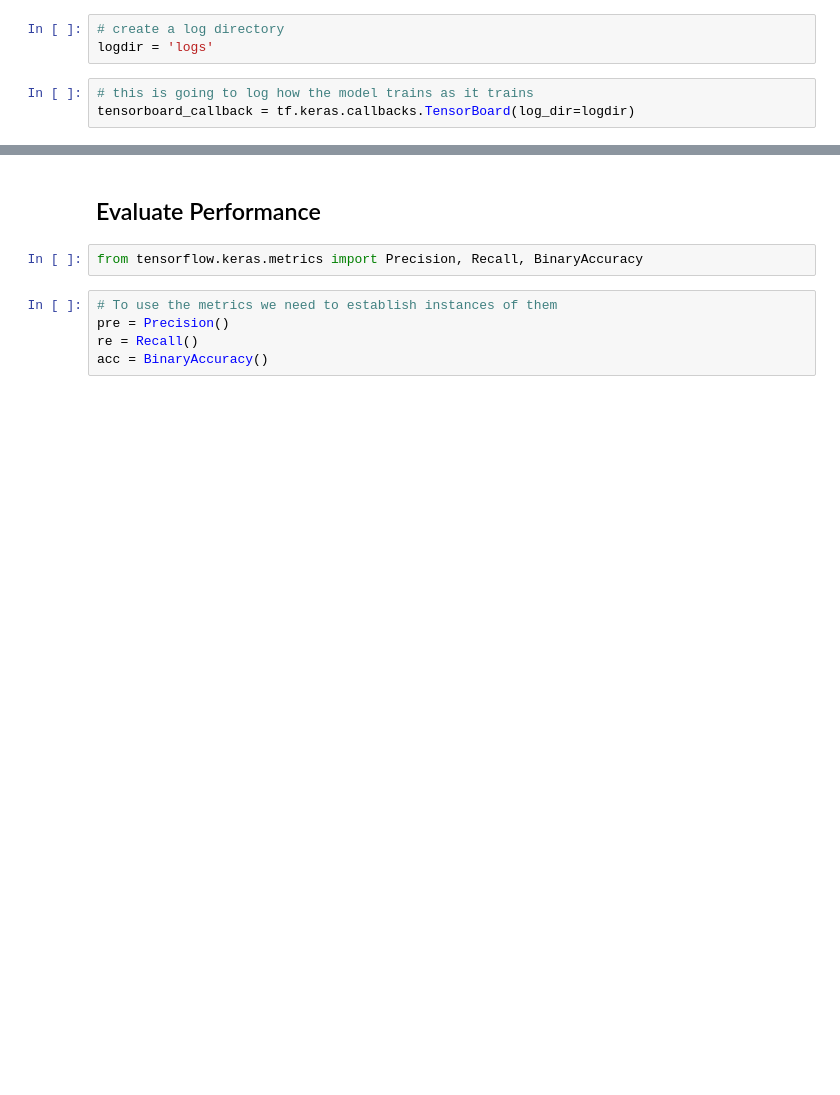
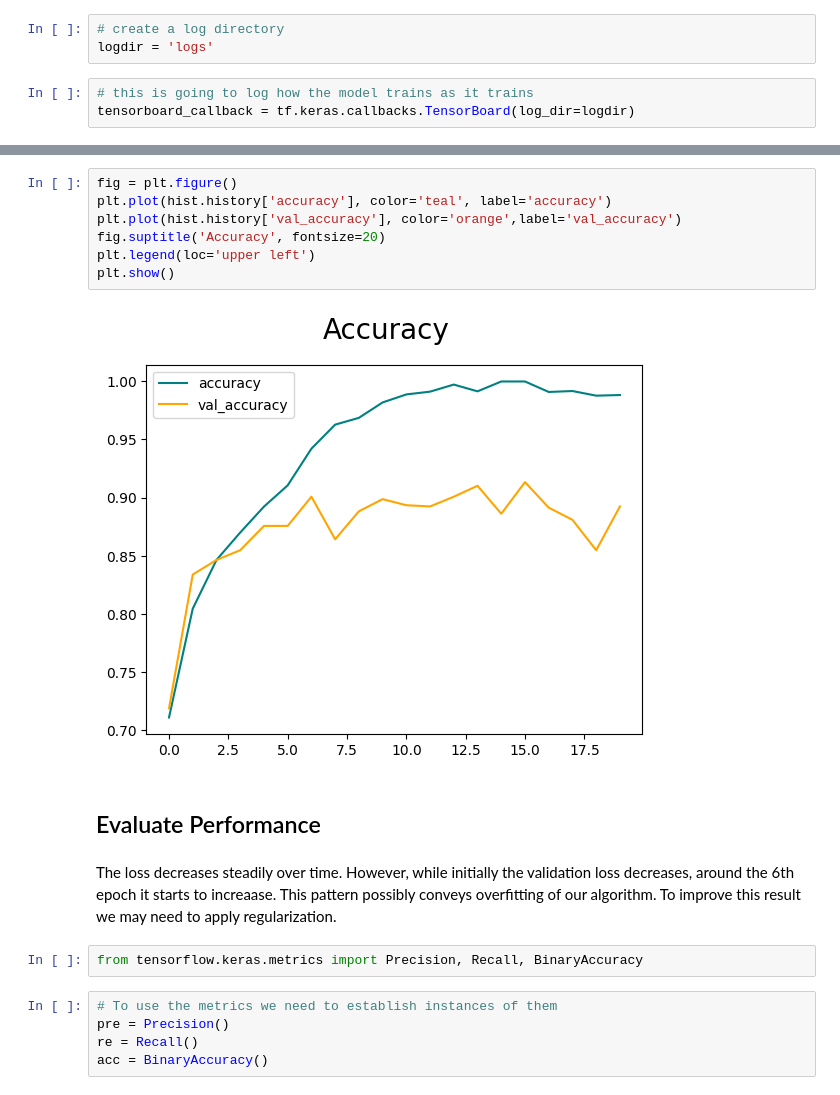
Before and after one commit to LucaPeg/ML_project, a Jupyter notebook: main.ipynb, the cells around one changed output, grey strips where cells are left out. Drawn from its saved outputs; the diff is of its cells as text; blank space fills up the shorter version.

```diff
--- a/main.ipynb
+++ b/main.ipynb
@@ -184,5 +248,16 @@ hist = model.fit(train_data,
+# %%
+fig = plt.figure()
+plt.plot(hist.history['accuracy'], color='teal', label='accuracy')
+plt.plot(hist.history['val_accuracy'], color='orange',label='val_accuracy')
+fig.suptitle('Accuracy', fontsize=20)
+plt.legend(loc='upper left')
+plt.show()
+# %% [output]
+[figure, added]
 # %% [markdown]
 ## Evaluate Performance
+# %% [markdown]
+The loss decreases steadily over time. However, while initially the validation loss decreases, around the 6th epoch it starts to increaase. This pattern possibly conveys overfitting of our algorithm. To improve this result we may need to apply regularization.
 # %%
 from tensorflow.keras.metrics import Precision, Recall, BinaryAccuracy
 # %%
```
Also changed, not shown: parts of 19 cells of this notebook.
